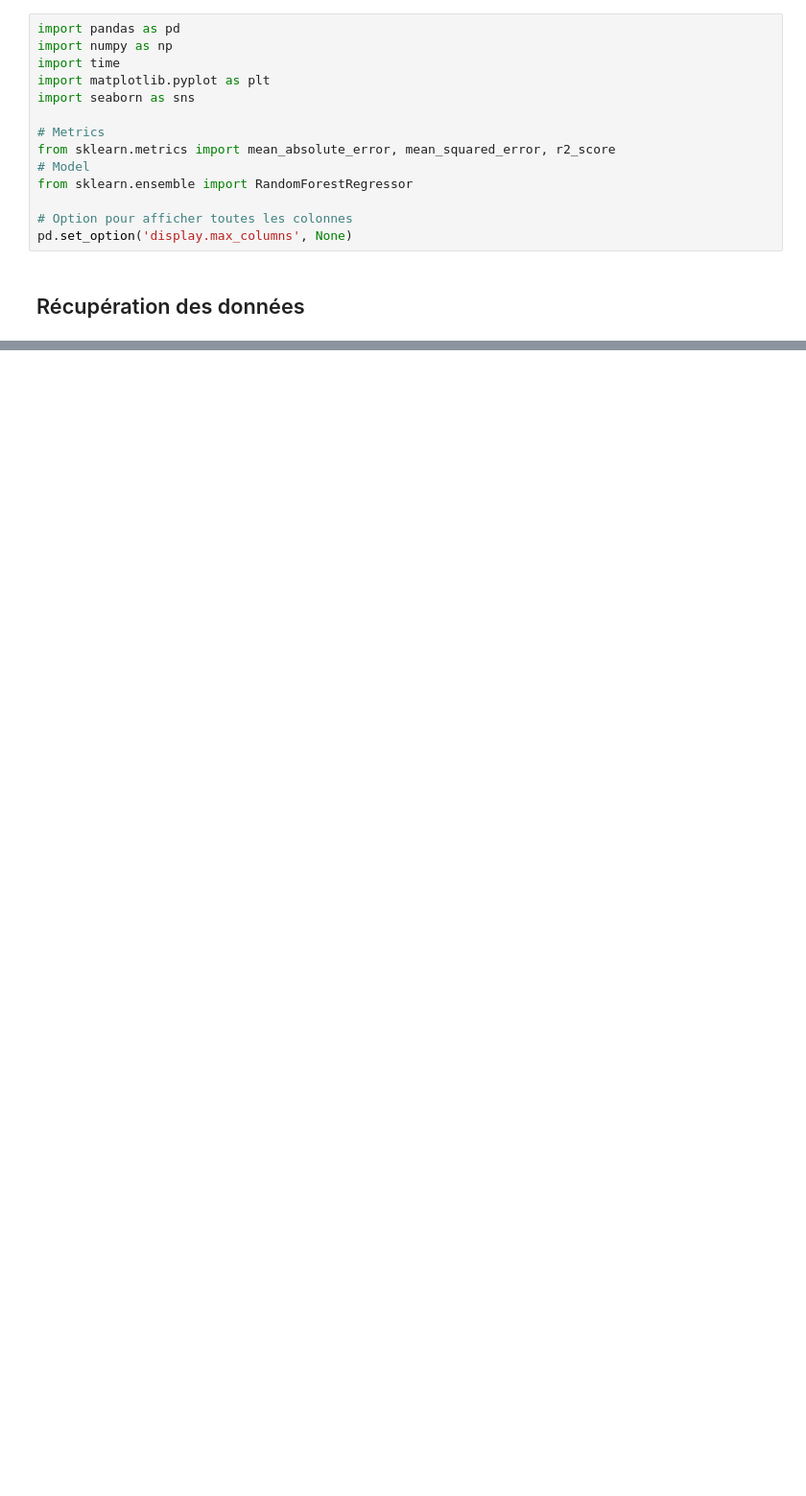
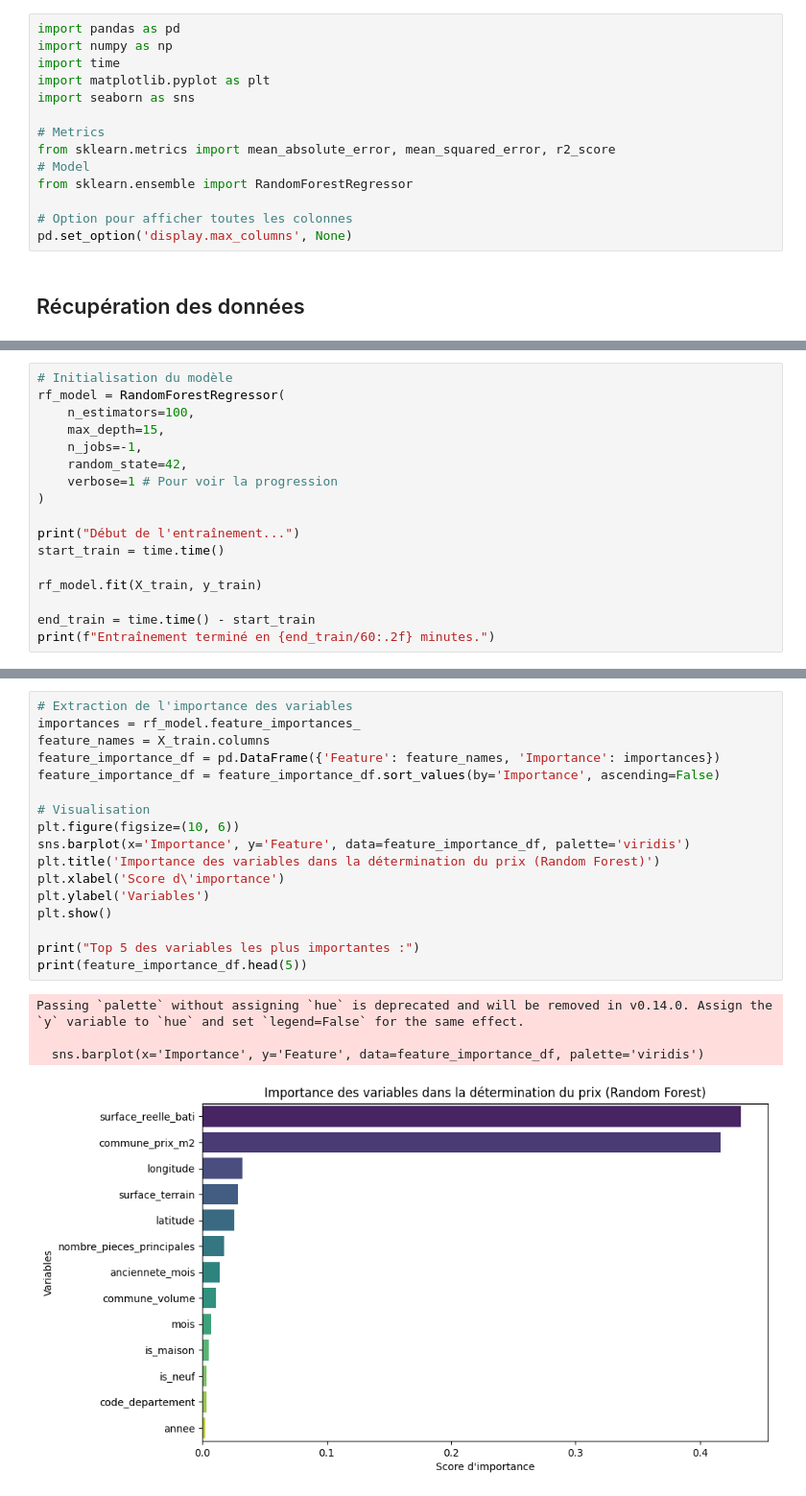
Before and after one commit to DataScientest-Studio/mars26_bds_immo, a Jupyter notebook: notebooks/Models/A_random_forest.ipynb, the cells around one changed output, grey strips where cells are left out. Shown at 96% size. Saved outputs shown, nothing was run; the diff lists cells and outputs as text; blank space fills up the shorter version.

```diff
--- a/notebooks/Models/A_random_forest.ipynb
+++ b/notebooks/Models/A_random_forest.ipynb
@@ -34,0 +42,17 @@ Dimensions Train : (3712444, 13) | Dimensions Test : (928111, 13)
+# %%
+# Initialisation du modèle
+rf_model = RandomForestRegressor(
+    n_estimators=100,
+    max_depth=15,
+    n_jobs=-1,
+    random_state=42,
+    verbose=1 # Pour voir la progression
+)
+
+print("Début de l'entraînement...")
+start_train = time.time()
+
+rf_model.fit(X_train, y_train)
+
+end_train = time.time() - start_train
+print(f"Entraînement terminé en {end_train/60:.2f} minutes.")
@@ -34,0 +110,22 @@ Dimensions Train : (3712444, 13) | Dimensions Test : (928111, 13)
+# %%
+# Extraction de l'importance des variables
+importances = rf_model.feature_importances_
+feature_names = X_train.columns
+feature_importance_df = pd.DataFrame({'Feature': feature_names, 'Importance': importances})
+feature_importance_df = feature_importance_df.sort_values(by='Importance', ascending=False)
+
+# Visualisation
+plt.figure(figsize=(10, 6))
+sns.barplot(x='Importance', y='Feature', data=feature_importance_df, palette='viridis')
+plt.title('Importance des variables dans la détermination du prix (Random Forest)')
+plt.xlabel('Score d\'importance')
+plt.ylabel('Variables')
+plt.show()
+
+print("Top 5 des variables les plus importantes :")
+print(feature_importance_df.head(5))
+# %% [output]
+Passing `palette` without assigning `hue` is deprecated and will be removed in v0.14.0. Assign the `y` variable to `hue` and set `legend=False` for the same effect.
+
+  sns.barplot(x='Importance', y='Feature', data=feature_importance_df, palette='viridis')
+[figure, added]
```
Also changed, not shown: parts of 7 cells of this notebook, 3 other files.
